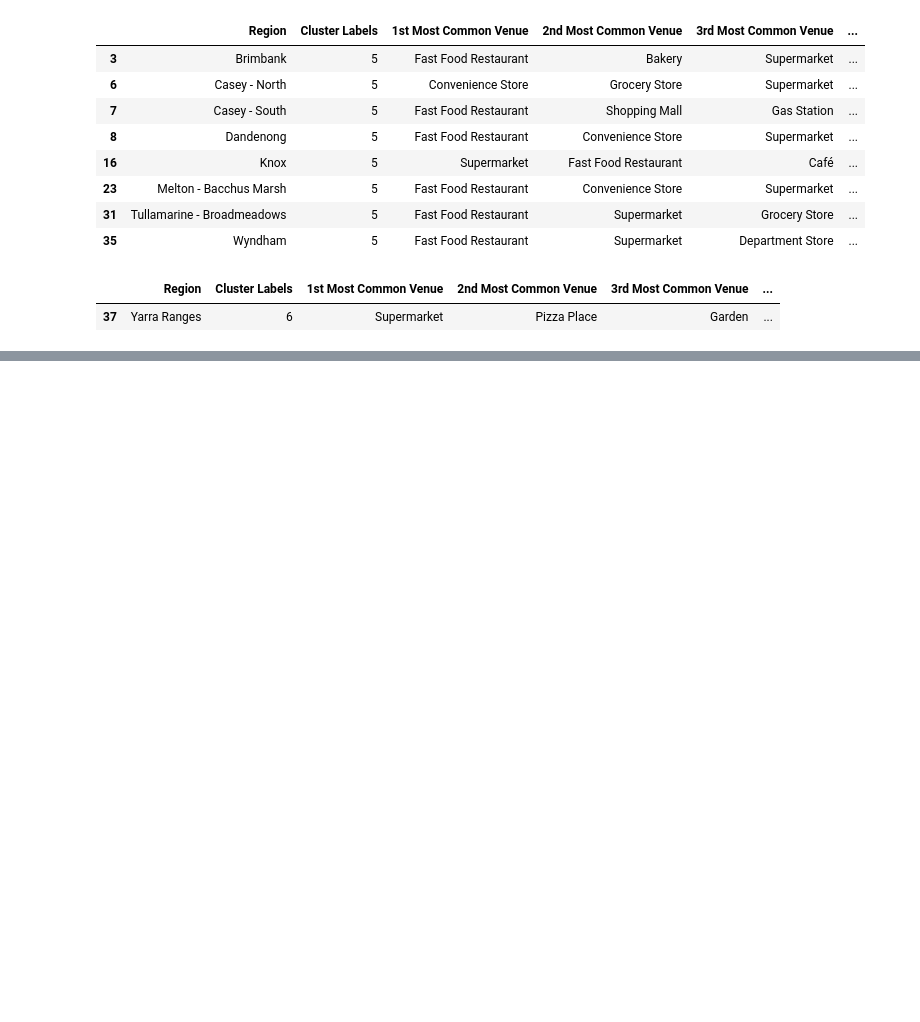
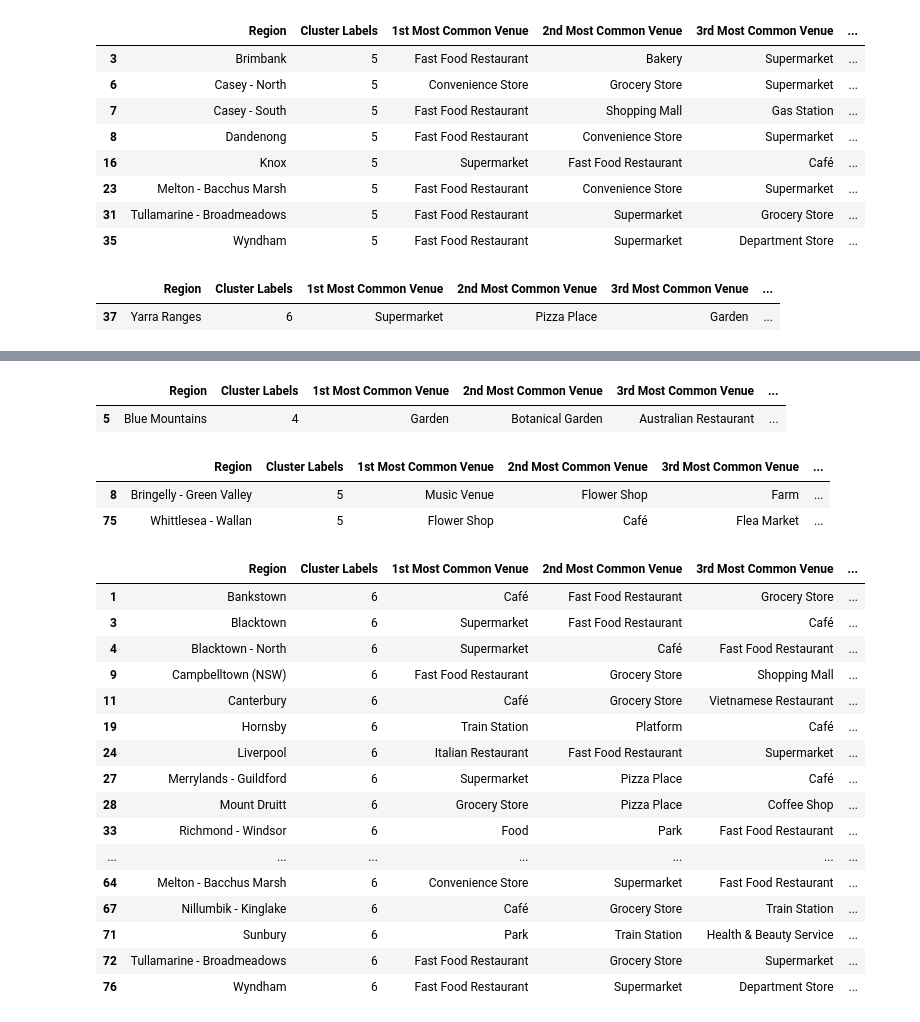
Before and after one commit to janelleamet/Coursera_Capstone, a Jupyter notebook: Applied Data Science Capstone.ipynb, the cells around one changed output, grey strips where cells are left out. Saved outputs shown, nothing was run; the diff lists cells and outputs as text; code cells hidden in the pictures; blank space fills up the shorter version.

```diff
--- a/Applied Data Science Capstone.ipynb
+++ b/Applied Data Science Capstone.ipynb
@@ -953,0 +1297,34 @@ melbourne_merged.loc[melbourne_merged['Cluster Labels'] == 6, melbourne_merged.c
+# %%
+# Cluster 5
+sydmelb_merged.loc[sydmelb_merged['Cluster Labels'] == 4, sydmelb_merged.columns[[0] + list(range(3, sydmelb_merged.shape[1]))]]
+# %% [output]
+|  | Region | Cluster Labels | 1st Most Common Venue | 2nd Most Common Venue | 3rd Most Common Venue | ... |
+| 5 | Blue Mountains | 4 | Garden | Botanical Garden | Australian Restaurant | ... |
+# %%
+# Cluster 6
+sydmelb_merged.loc[sydmelb_merged['Cluster Labels'] == 5, sydmelb_merged.columns[[0] + list(range(3, sydmelb_merged.shape[1]))]]
+# %% [output]
+|  | Region | Cluster Labels | 1st Most Common Venue | 2nd Most Common Venue | 3rd Most Common Venue | ... |
+| 8 | Bringelly - Green Valley | 5 | Music Venue | Flower Shop | Farm | ... |
+| 75 | Whittlesea - Wallan | 5 | Flower Shop | Café | Flea Market | ... |
+# %%
+# Cluster 7
+sydmelb_merged.loc[sydmelb_merged['Cluster Labels'] == 6, sydmelb_merged.columns[[0] + list(range(3, sydmelb_merged.shape[1]))]]
+# %% [output]
+|  | Region | Cluster Labels | 1st Most Common Venue | 2nd Most Common Venue | 3rd Most Common Venue | ... |
+| 1 | Bankstown | 6 | Café | Fast Food Restaurant | Grocery Store | ... |
+| 3 | Blacktown | 6 | Supermarket | Fast Food Restaurant | Café | ... |
+| 4 | Blacktown - North | 6 | Supermarket | Café | Fast Food Restaurant | ... |
+| 9 | Campbelltown (NSW) | 6 | Fast Food Restaurant | Grocery Store | Shopping Mall | ... |
+| 11 | Canterbury | 6 | Café | Grocery Store | Vietnamese Restaurant | ... |
+| 19 | Hornsby | 6 | Train Station | Platform | Café | ... |
+| 24 | Liverpool | 6 | Italian Restaurant | Fast Food Restaurant | Supermarket | ... |
+| 27 | Merrylands - Guildford | 6 | Supermarket | Pizza Place | Café | ... |
+| 28 | Mount Druitt | 6 | Grocery Store | Pizza Place | Coffee Shop | ... |
+| 33 | Richmond - Windsor | 6 | Food | Park | Fast Food Restaurant | ... |
+| ... | ... | ... | ... | ... | ... | ... |
+| 64 | Melton - Bacchus Marsh | 6 | Convenience Store | Supermarket | Fast Food Restaurant | ... |
+| 67 | Nillumbik - Kinglake | 6 | Café | Grocery Store | Train Station | ... |
+| 71 | Sunbury | 6 | Park | Train Station | Health & Beauty Service | ... |
+| 72 | Tullamarine - Broadmeadows | 6 | Fast Food Restaurant | Grocery Store | Supermarket | ... |
+| 76 | Wyndham | 6 | Fast Food Restaurant | Supermarket | Department Store | ... |
```
Also changed, not shown: parts of 47 cells of this notebook.
